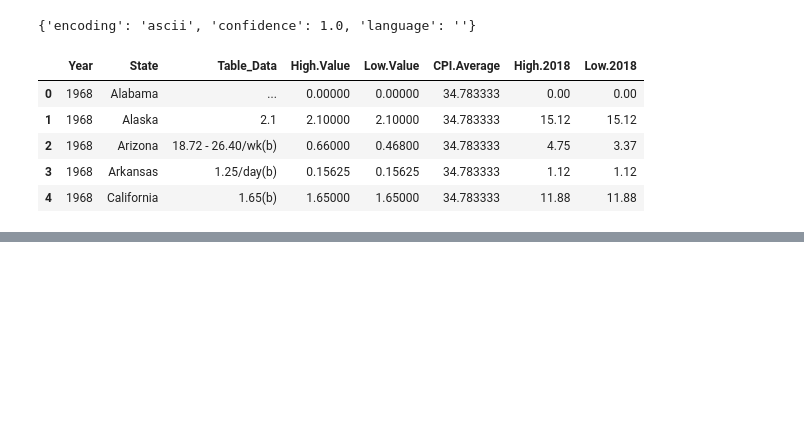
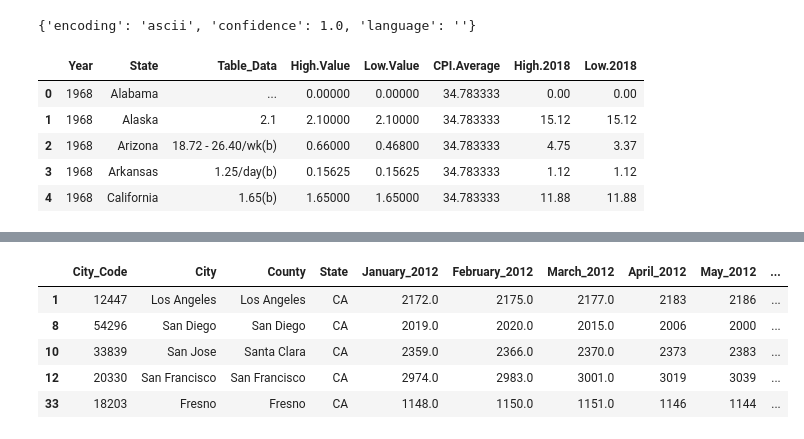
Before and after one commit to cassfolk/UCI-Project-2, a Jupyter notebook: Cleanup.ipynb, the cells around one changed output, grey strips where cells are left out. Saved outputs shown, nothing was run; the diff lists cells and outputs as text; code cells hidden in the pictures; blank space fills up the shorter version.

```diff
--- a/Cleanup.ipynb
+++ b/Cleanup.ipynb
@@ -31,0 +136,3 @@ minimum_wage_df_start_clean.head()
+# %%
+rent_prices_info_df = rent_prices_ca_df_all.iloc[:, 0:4]
+rent_prices_info_df.head()
@@ -31,0 +146,3 @@ minimum_wage_df_start_clean.head()
+# %%
+rent_2012_df = rent_prices_ca_df_all.iloc[:, 16:28]
+rent_2012_df.head()
@@ -31,0 +156,10 @@ minimum_wage_df_start_clean.head()
+# %%
+rent_prices_2012_df = pd.merge(rent_prices_info_df, rent_2012_df, how='outer', left_index=True, right_index=True)
+rent_prices_2012_df.head()
+# %% [output]
+|  | City_Code | City | County | State | January_2012 | February_2012 | March_2012 | April_2012 | May_2012 | ... |
+| 1 | 12447 | Los Angeles | Los Angeles | CA | 2172.0 | 2175.0 | 2177.0 | 2183 | 2186 | ... |
+| 8 | 54296 | San Diego | San Diego | CA | 2019.0 | 2020.0 | 2015.0 | 2006 | 2000 | ... |
+| 10 | 33839 | San Jose | Santa Clara | CA | 2359.0 | 2366.0 | 2370.0 | 2373 | 2383 | ... |
+| 12 | 20330 | San Francisco | San Francisco | CA | 2974.0 | 2983.0 | 3001.0 | 3019 | 3039 | ... |
+| 33 | 18203 | Fresno | Fresno | CA | 1148.0 | 1150.0 | 1151.0 | 1146 | 1144 | ... |
```
Also changed, not shown: parts of 23 cells of this notebook, 2 other files.
